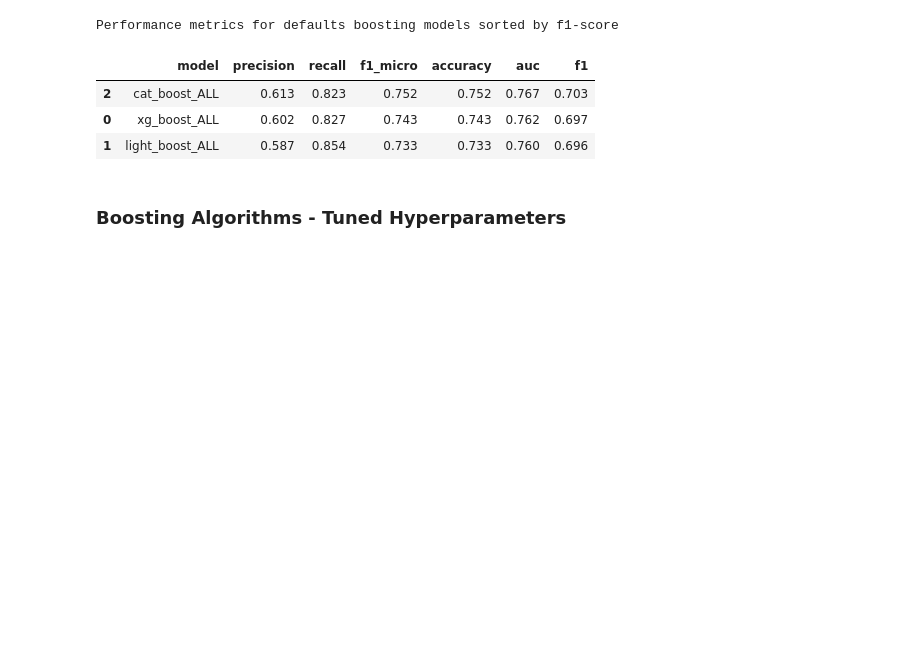
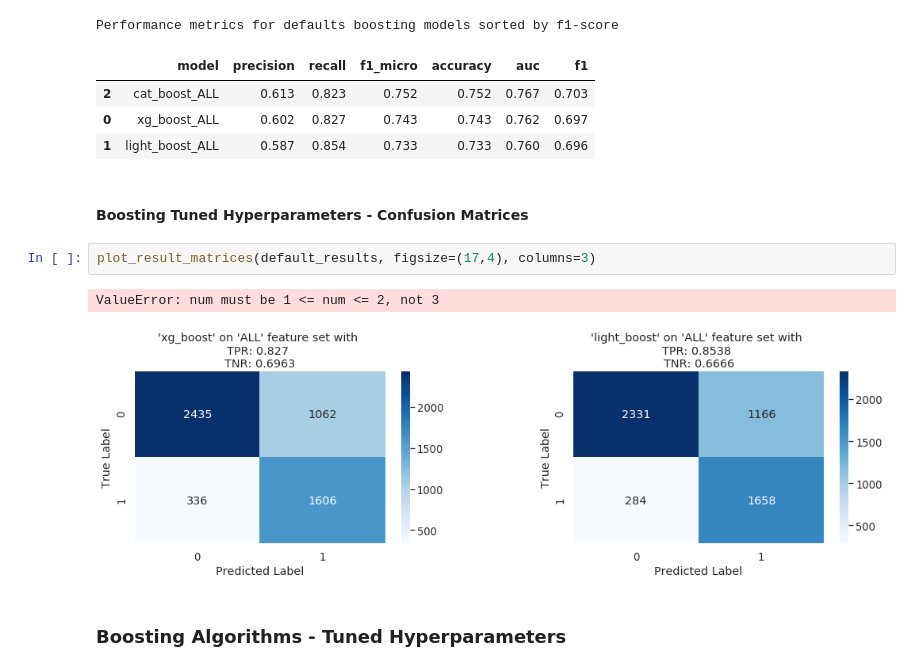
Before and after one commit to achmand/aml-crypto-graph, a Jupyter notebook: src/2.4_experiment_results.ipynb, the cells around one changed output. Drawn from its saved outputs; the diff is of its cells as text; blank space fills up the shorter version.

```diff
--- a/src/2.4_experiment_results.ipynb
+++ b/src/2.4_experiment_results.ipynb
@@ -118,6 +153,13 @@ Performance metrics for defaults boosting models sorted by f1-score
 | 2 | cat_boost_ALL | 0.613 | 0.823 | 0.752 | 0.752 | 0.767 | 0.703 |
 | 0 | xg_boost_ALL | 0.602 | 0.827 | 0.743 | 0.743 | 0.762 | 0.697 |
 | 1 | light_boost_ALL | 0.587 | 0.854 | 0.733 | 0.733 | 0.760 | 0.696 |
+# %% [markdown]
+#### Boosting Tuned Hyperparameters - Confusion Matrices
+# %%
+plot_result_matrices(default_results, figsize=(17,4), columns=3)
+# %% [output]
+ValueError: num must be 1 <= num <= 2, not 3
+[figure, added]
 # %% [markdown]
  ### Boosting Algorithms - Tuned Hyperparameters
 # %%
```
Also changed, not shown: parts of 12 cells of this notebook, 24 other files.
